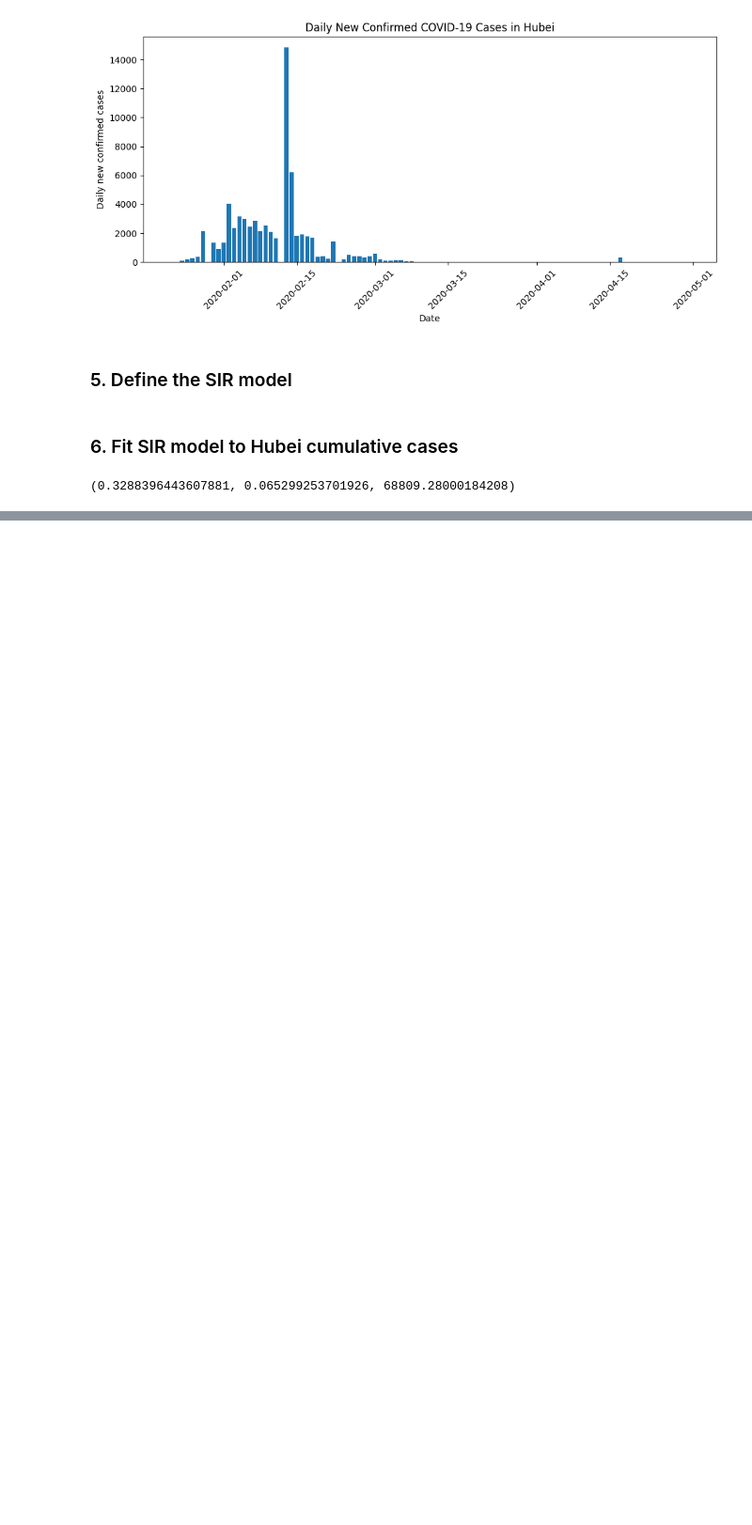
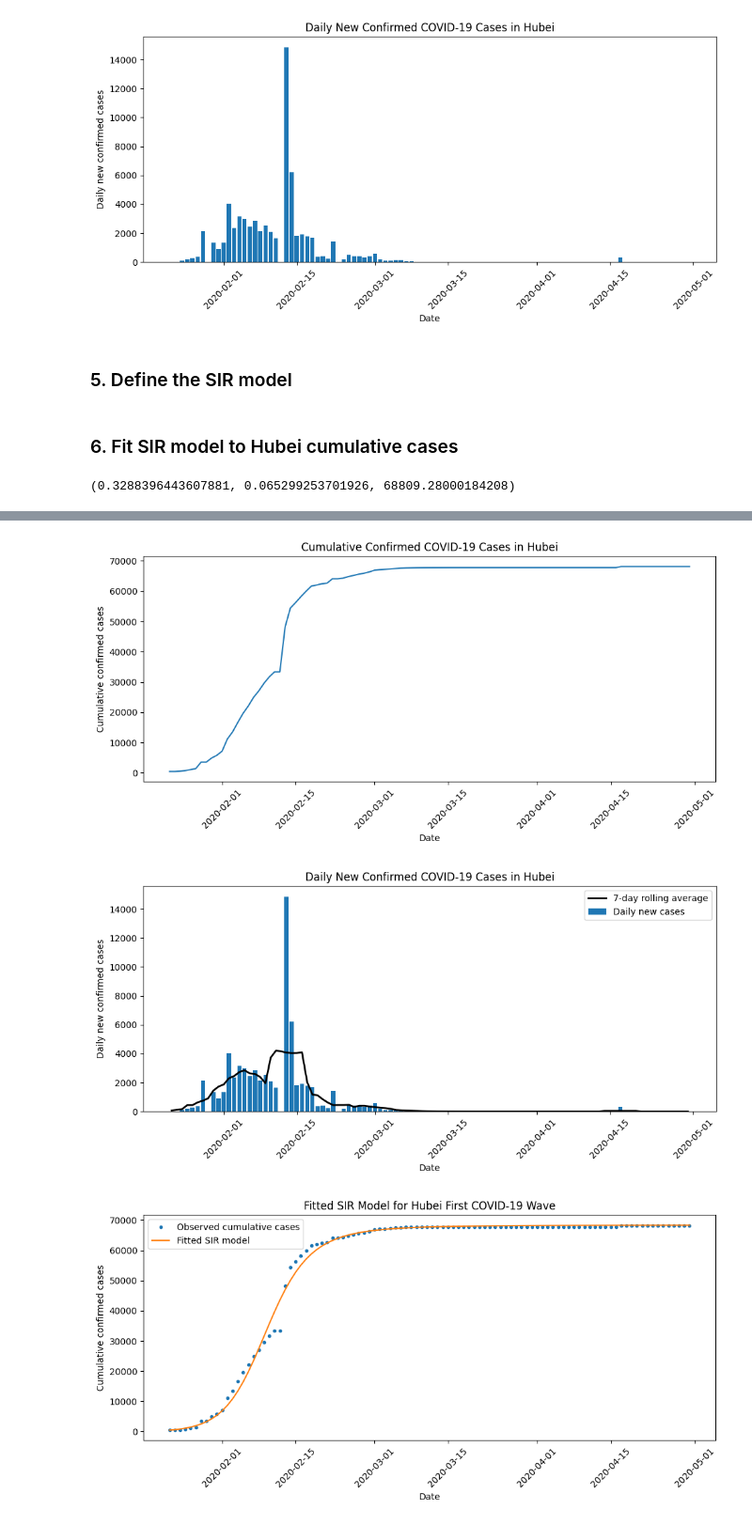
Before and after one commit to Hans-Yin/Intro-to-Math-Modeling-Final-Project, a Jupyter notebook: hubei_sir_project.ipynb, the cells around one changed output, grey strips where cells are left out. Shown at 94% size. Drawn from its saved outputs; the diff is of its cells as text; code cells hidden in the pictures; blank space fills up the shorter version.

```diff
--- a/hubei_sir_project.ipynb
+++ b/hubei_sir_project.ipynb
@@ -165,0 +260,57 @@ beta_fit, gamma_fit, N_eff_fit
+# %%
+from pathlib import Path
+
+figure_dir = Path("figures")
+result_dir = Path("results")
+figure_dir.mkdir(exist_ok=True)
+result_dir.mkdir(exist_ok=True)
+# %%
+plt.figure(figsize=(10, 5))
+plt.plot(df["date"], observed_cumulative)
+plt.xlabel("Date")
+plt.ylabel("Cumulative confirmed cases")
+plt.title("Cumulative Confirmed COVID-19 Cases in Hubei")
+plt.xticks(rotation=45)
+plt.tight_layout()
+plt.savefig(figure_dir / "hubei_cumulative_cases.png", dpi=300)
+plt.show()
+
+plt.figure(figsize=(10, 5))
+plt.bar(df["date"], df["new_cases"], label="Daily new cases")
+plt.plot(df["date"], df["new_cases"].rolling(7, center=True, min_periods=1).mean(), color="black", linewidth=2, label="7-day rolling average")
+plt.xlabel("Date")
+plt.ylabel("Daily new confirmed cases")
+plt.title("Daily New Confirmed COVID-19 Cases in Hubei")
+plt.xticks(rotation=45)
+plt.legend()
+plt.tight_layout()
+plt.savefig(figure_dir / "hubei_daily_cases.png", dpi=300)
+plt.show()
+
+plt.figure(figsize=(10, 5))
+plt.plot(df["date"], observed_cumulative, "o", markersize=3, label="Observed cumulative cases")
+plt.plot(df["date"], fitted_cumulative, label="Fitted SIR model")
+plt.xlabel("Date")
+plt.ylabel("Cumulative confirmed cases")
+plt.title("Fitted SIR Model for Hubei First COVID-19 Wave")
+plt.xticks(rotation=45)
+plt.legend()
+plt.tight_layout()
+plt.savefig(figure_dir / "hubei_sir_fit.png", dpi=300)
+plt.show()
+
+plt.figure(figsize=(10, 5))
+for label, daily_new_cases in counterfactual_curves.items():
+    plt.plot(df["date"], daily_new_cases, label=label)
+plt.xlabel("Date")
+plt.ylabel("Model daily new cases")
+plt.title("Counterfactual Transmission-Reduction Scenarios")
+plt.xticks(rotation=45)
+plt.legend()
+plt.tight_layout()
+plt.savefig(figure_dir / "hubei_counterfactual_scenarios.png", dpi=300)
+plt.show()
+# %% [output]
+[figure, added]
+[figure, added]
+[figure, added]
```
Also changed, not shown: parts of 8 cells of this notebook, 9 other files.
